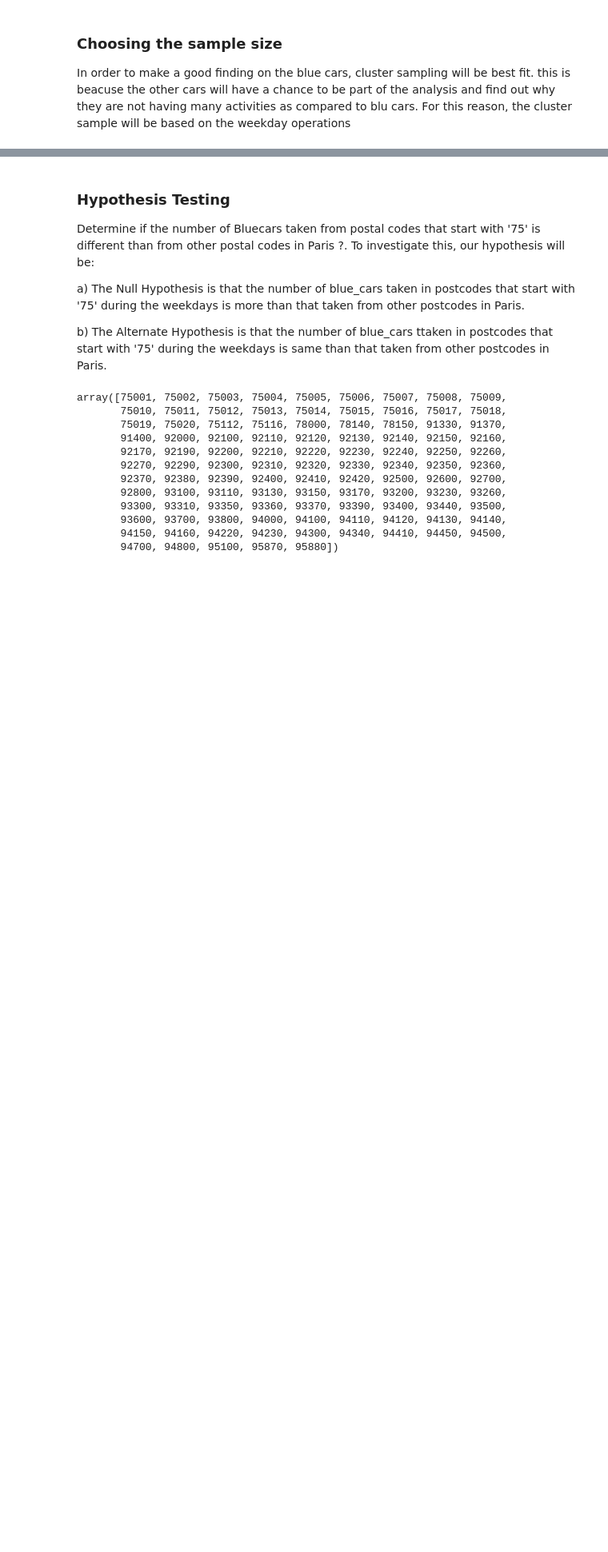
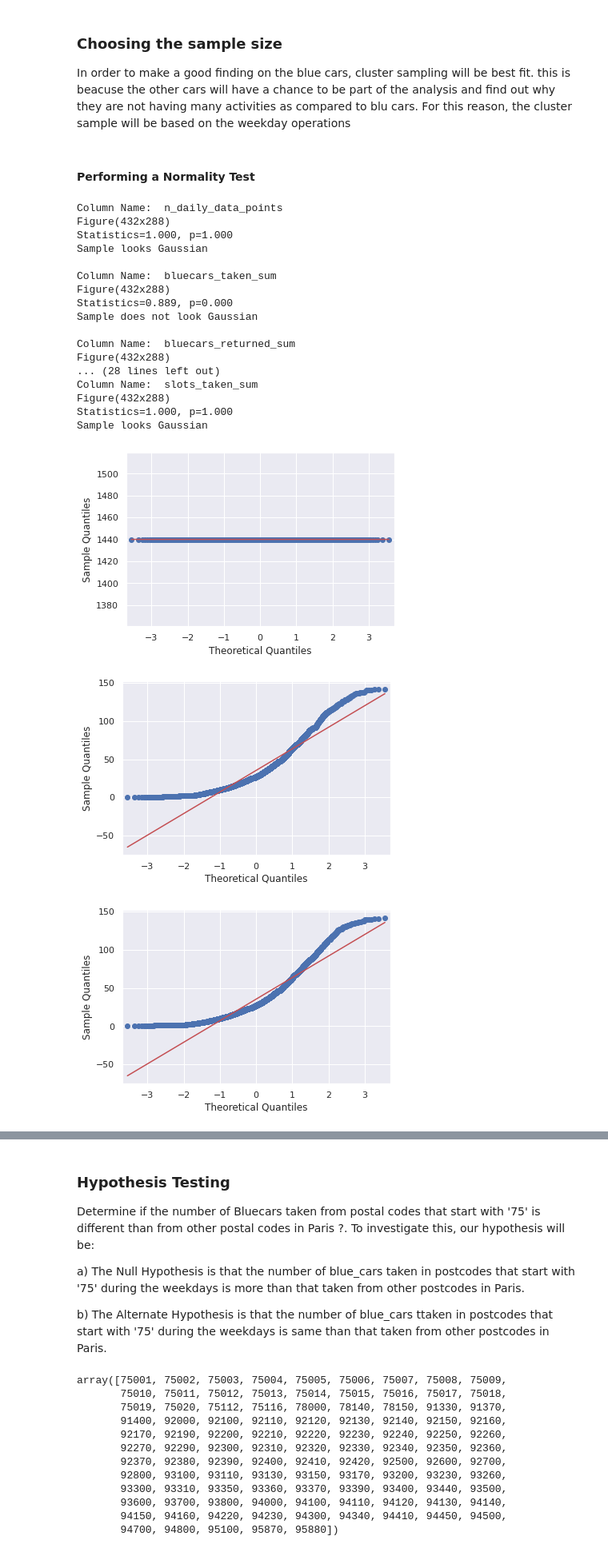
Before and after one commit to veronica1013/electric_car_sharing_services, a Jupyter notebook: Moringa_Data_Science_Core_W4_Independent_Project_2021_10_Veronica_Isiaho_Python_Notebook.ipynb, the cells around one changed output, grey strips where cells are left out. Shown at 80% size. Saved outputs shown, nothing was run; the diff lists cells and outputs as text; code cells hidden in the pictures; blank space fills up the shorter version.

```diff
--- a/Moringa_Data_Science_Core_W4_Independent_Project_2021_10_Veronica_Isiaho_Python_Notebook.ipynb
+++ b/Moringa_Data_Science_Core_W4_Independent_Project_2021_10_Veronica_Isiaho_Python_Notebook.ipynb
@@ -922,3 +922,50 @@ See the caveats in the documentation: https://pandas.pydata.org/pandas-docs/stab
 # %% [markdown]
 ### Choosing the sample size
 In order to make a good finding on the blue cars, cluster sampling will be best fit. this is beacuse the other cars will have a chance to be part of the analysis and find out why they are not having many activities as compared to blu cars. For this reason, the cluster sample will be based on the weekday operations
+# %% [markdown]
+#### Performing a Normality Test
+# %%
+# Importing libraries to plot our Q-Q plot
+from statsmodels.graphics.gofplots import qqplot
+from matplotlib import pyplot
+
+# importing the shapiro function
+from scipy.stats import shapiro
+
+# Plotting the qq plot for the dataset
+for (columnName, columnData) in autolib_data.iteritems():
+  print('\nColumn Name: ', columnName)
+  print(qqplot(columnData, line='s'))
+
+  # Using the shapiro test to confirm if the data follows a guassian distribution
+  # finding the statitics and the p-value
+  stat, p = shapiro(columnData)
+  print('Statistics=%.3f, p=%.3f' % (stat, p))
+
+  # interpreting
+  alpha = 0.05
+  if p > alpha:
+    print('Sample looks Gaussian')
+  else:
+    print('Sample does not look Gaussian')
+# %% [output]
+Column Name:  n_daily_data_points
+Figure(432x288)
+Statistics=1.000, p=1.000
+Sample looks Gaussian
+
+Column Name:  bluecars_taken_sum
+Figure(432x288)
+Statistics=0.889, p=0.000
+Sample does not look Gaussian
+
+Column Name:  bluecars_returned_sum
+Figure(432x288)
+... (28 lines left out)
+Column Name:  slots_taken_sum
+Figure(432x288)
+Statistics=1.000, p=1.000
+Sample looks Gaussian
+[figure, added]
+[figure, added]
+[figure, added]
```
Also changed, not shown: parts of 1 cell of this notebook.
